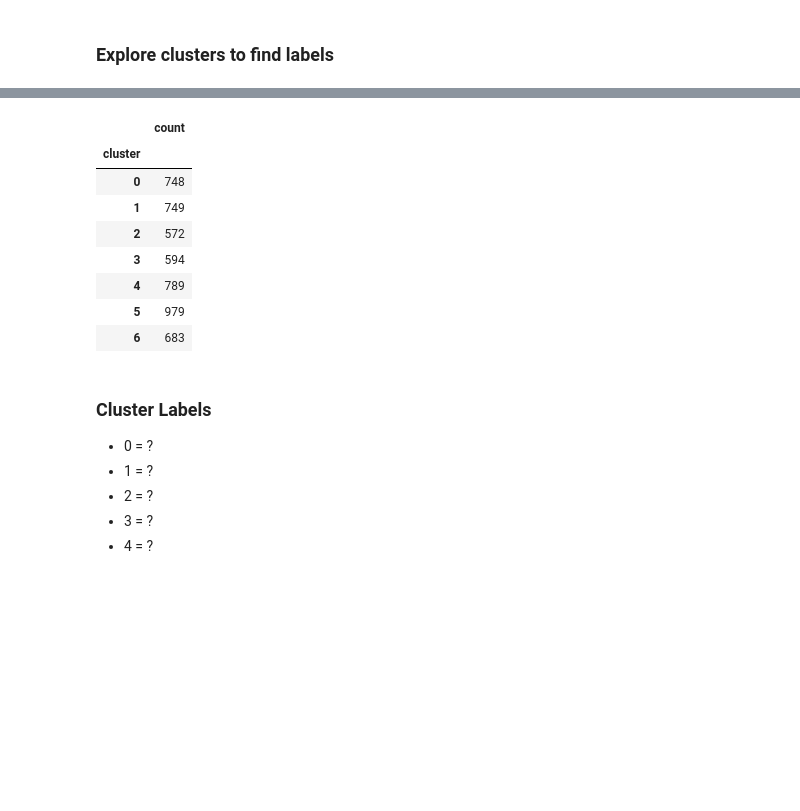
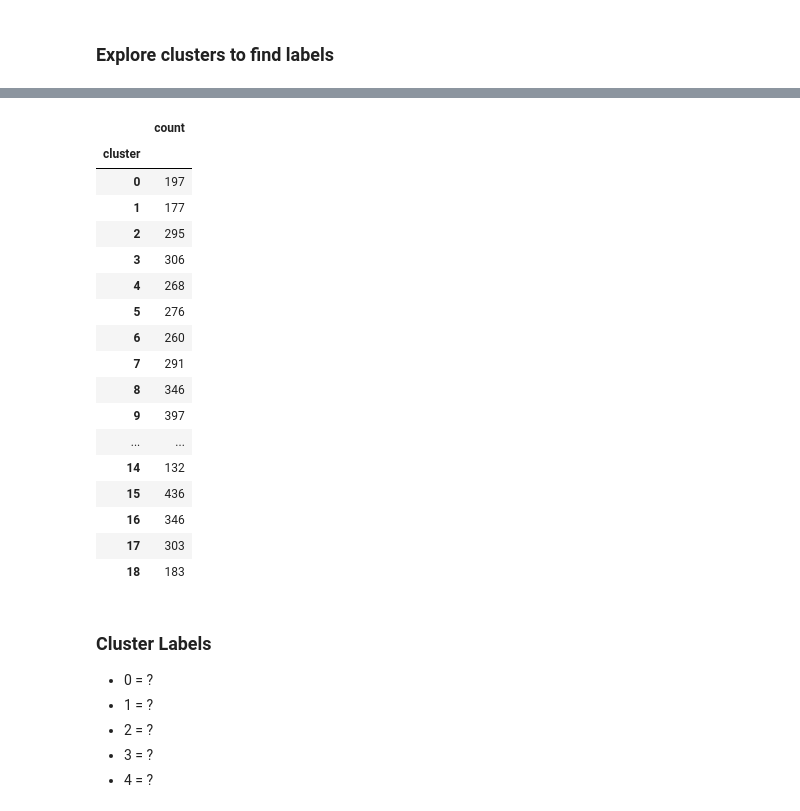
Before and after one commit to tobiasaurer/machine-learning-music, a Jupyter notebook: moosic.ipynb, the cells around one changed output, grey strips where cells are left out. Saved outputs shown, nothing was run; the diff lists cells and outputs as text; code cells hidden in the pictures; blank space fills up the shorter version.

Commit message:
implement subclustering

```diff
--- a/moosic.ipynb
+++ b/moosic.ipynb
@@ -25,6 +25,7 @@ features_big = pd.read_csv('data/df_audio_features_5000.csv')
 features_big.columns = features_big.columns.str.strip()
 features_big.name = features_big.name.str.strip()
 features_big = features_big.drop_duplicates(subset=['name', 'artist'])
+features_big.set_index(["name","artist"], inplace=True)
 # %%
 features_big.columns
 # %% [output]
@@ -312,27 +328,55 @@ features_big['cluster'] = clusters
+# %%
+# make choice of k for subclusters based on plots
+desired_k_list = [5, 6, 4, 4]
+final_cluster_dfs = []
+centroid_dfs = []
+current_total_nr_clusters = 0
+
+for cluster in range(len(data['cluster'].unique())):
+    current_cluster = data[data['cluster'] == cluster].copy()
+    kmeans, clusters = get_clusters(current_cluster, desired_k_list[cluster])
+    current_cluster['cluster'] = clusters + current_total_nr_clusters
+
+    centroid_df = get_centroids(kmeans, current_cluster)
+    centroid_df['cluster'] = centroid_df.index + current_total_nr_clusters
+
+    current_total_nr_clusters += desired_k_list[cluster]
+
+    centroid_dfs.append(centroid_df)
+    final_cluster_dfs.append(current_cluster)
+
+# concatenate all dataframes to one big dataframe
+final_cluster_df = pd.concat(final_cluster_dfs)
+
+# concatenate centroids for each cluster
+centroid_df = pd.concat(centroid_dfs)
 # %% [markdown]
 ### Find the most fitting songs by taking the 30 songs that are closest to their respective centroid per cluster
 # %%
 # function returns a list of all euclidian distances between each point and its centroid
 
-def calculate_euclidian_distance(data):
+def calculate_euclidian_distance(data, centroid_df):
     # create reindex scaled clustered df for calculating the distance
     # this avoids problems with using the name as the index as there are duplicate names
-    data_reindexed = data.reset_index().copy()
+    # data_reindexed = data.reset_index().copy()
 
     euclidian_distances = []
 
-    for row in data_reindexed.iterrows():
+    for row in data.iterrows():
+
         distances = []
-        for col in centroids_df.columns:
+        for col in features:
             centroid = row[1]['cluster']
-            distances.append((data_reindexed[col][row[0]] - centroids_df[col][centroid]) ** 2)
+            row_distance = ((data[col][row[0]] - centroid_df.loc[centroid_df['cluster'] == cluster, col]) ** 2)
+            distances.append(row_distance)
+
         euclidian_distances.append(sum(distances) ** 0.5)
 
     return euclidian_distances
 # %%
 # get distances and create a new df with results
-data['euclidian_distance_to_centroid'] = calculate_euclidian_distance(data)
-title_distance = data[['euclidian_distance_to_centroid', 'cluster']].copy()
+final_cluster_df['euclidian_distance_to_centroid'] = calculate_euclidian_distance(final_cluster_df, centroid_df)
+title_distance = final_cluster_df[['euclidian_distance_to_centroid', 'cluster']].copy()
 title_distance['euclidian_distance_to_centroid'] = title_distance['euclidian_distance_to_centroid'].astype(float)
 # %%
 # extract the 30 songs with the lowest distance to their centroid from each cluster
@@ -370,15 +422,24 @@ extra_data.extend(features)
 # %%
-features_big.groupby(by = 'cluster').agg(count = ('name', 'count'))
+final_cluster_df.groupby(by = 'cluster').agg(count = ('cluster', 'count'))
 # %% [output]
 |  | count |
 | cluster |  |
-| 0 | 748 |
-| 1 | 749 |
-| 2 | 572 |
-| 3 | 594 |
-| 4 | 789 |
-| 5 | 979 |
-| 6 | 683 |
+| 0 | 197 |
+| 1 | 177 |
+| 2 | 295 |
+| 3 | 306 |
+| 4 | 268 |
+| 5 | 276 |
+| 6 | 260 |
+| 7 | 291 |
+| 8 | 346 |
+| 9 | 397 |
+| ... | ... |
+| 14 | 132 |
+| 15 | 436 |
+| 16 | 346 |
+| 17 | 303 |
+| 18 | 183 |
 # %% [markdown]
 ### Cluster Labels
 - 0 = ?
```
Also changed, not shown: parts of 17 cells of this notebook.
